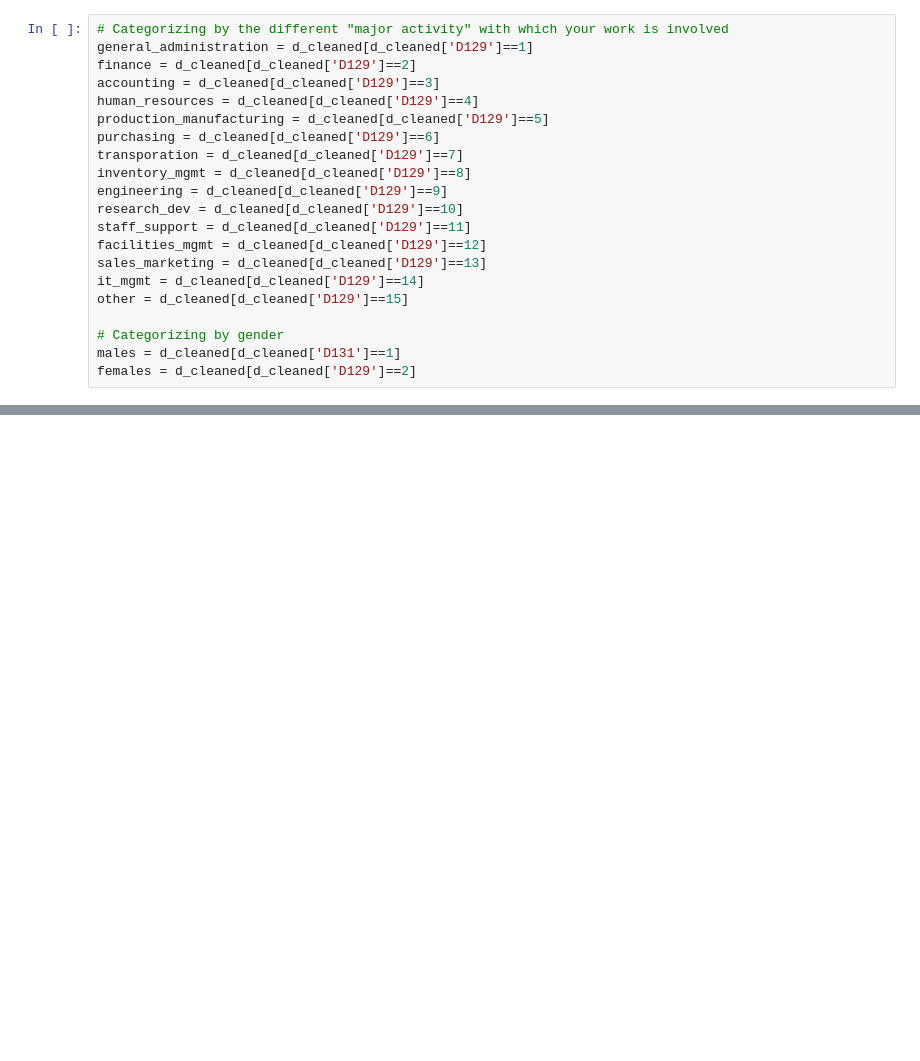
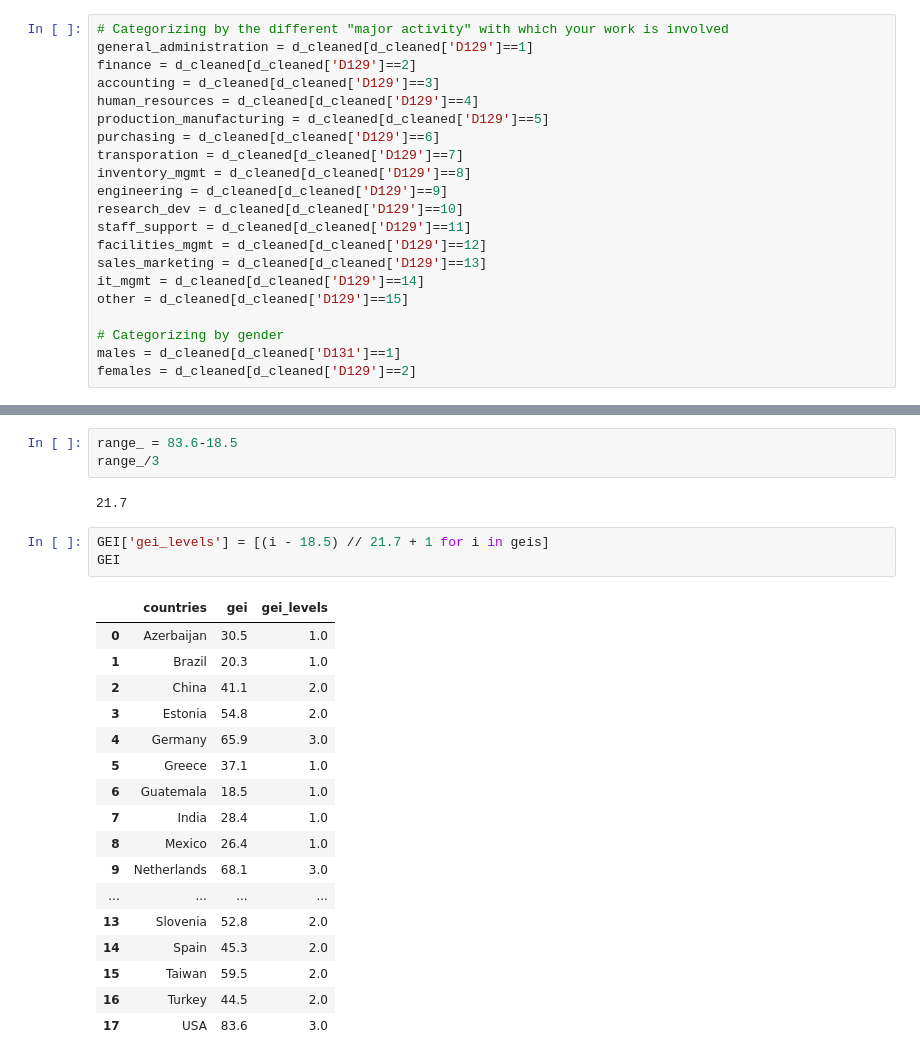
Before and after one commit to muditgoyal/GlobeProject, a Jupyter notebook: Globe/Analysis - D Data.ipynb, the cells around one changed output, grey strips where cells are left out. Saved outputs shown, nothing was run; the diff lists cells and outputs as text; blank space fills up the shorter version.

```diff
--- a/Globe/Analysis - D Data.ipynb
+++ b/Globe/Analysis - D Data.ipynb
@@ -79,0 +110,26 @@ engineering
+# %%
+range_ = 83.6-18.5
+range_/3
+# %% [output]
+21.7
+# %%
+GEI['gei_levels'] = [(i - 18.5) // 21.7 + 1 for i in geis]
+GEI
+# %% [output]
+|  | countries | gei | gei_levels |
+| 0 | Azerbaijan | 30.5 | 1.0 |
+| 1 | Brazil | 20.3 | 1.0 |
+| 2 | China | 41.1 | 2.0 |
+| 3 | Estonia | 54.8 | 2.0 |
+| 4 | Germany | 65.9 | 3.0 |
+| 5 | Greece | 37.1 | 1.0 |
+| 6 | Guatemala | 18.5 | 1.0 |
+| 7 | India | 28.4 | 1.0 |
+| 8 | Mexico | 26.4 | 1.0 |
+| 9 | Netherlands | 68.1 | 3.0 |
+| ... | ... | ... | ... |
+| 13 | Slovenia | 52.8 | 2.0 |
+| 14 | Spain | 45.3 | 2.0 |
+| 15 | Taiwan | 59.5 | 2.0 |
+| 16 | Turkey | 44.5 | 2.0 |
+| 17 | USA | 83.6 | 3.0 |
```
Also changed, not shown: parts of 5 cells of this notebook, 2 other files.
